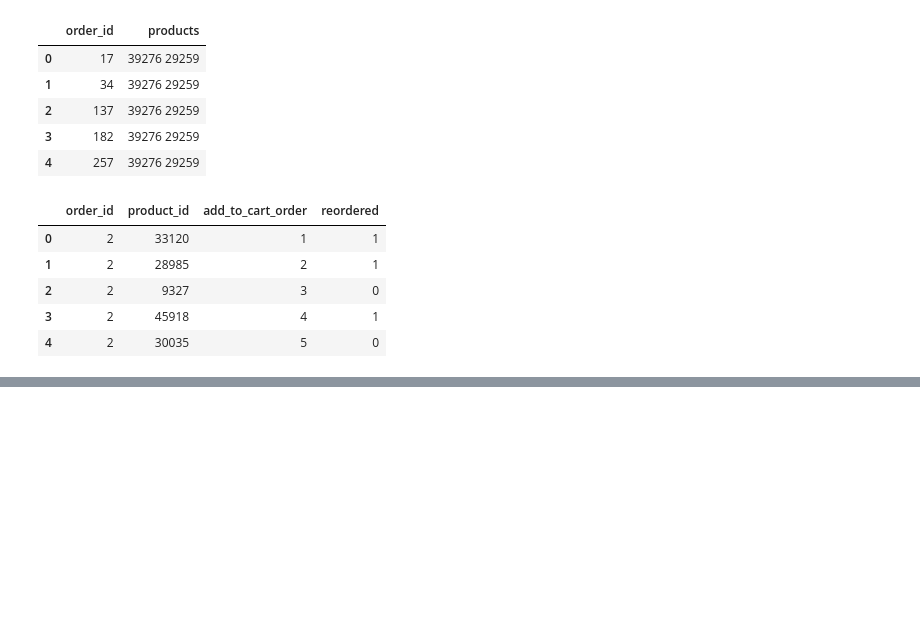
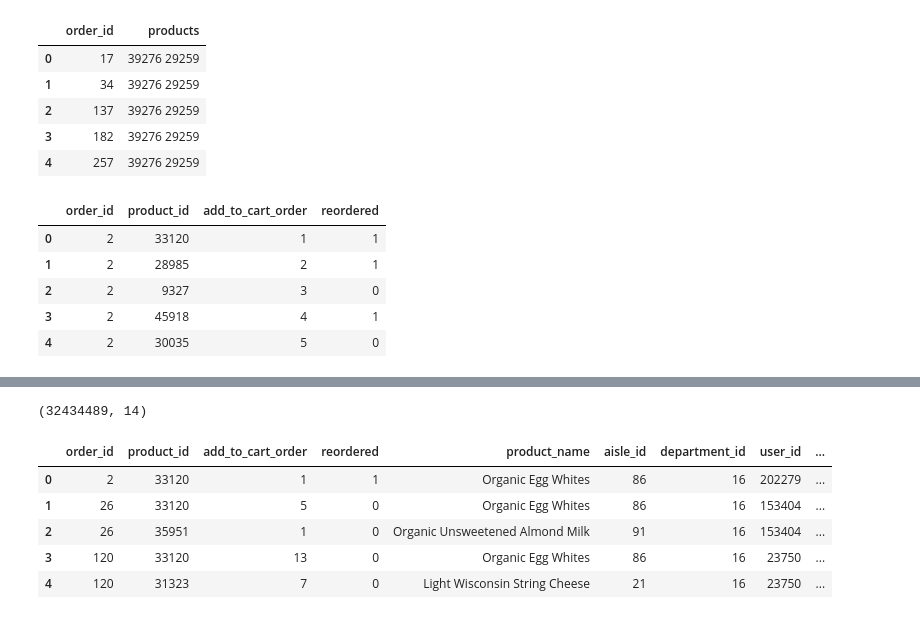
Before and after one commit to juemura/cs241, a Jupyter notebook: CS241 - Final Project.ipynb, the cells around one changed output, grey strips where cells are left out. Drawn from its saved outputs; the diff is of its cells as text; code cells hidden in the pictures; blank space fills up the shorter version.

```diff
--- a/CS241 - Final Project.ipynb
+++ b/CS241 - Final Project.ipynb
@@ -84,0 +132,12 @@ op_train.head()
+# %%
+df3 = pd.merge(df2, departments_data, on='department_id')
+print(df3.shape)
+df3.head()
+# %% [output]
+(32434489, 14)
+|  | order_id | product_id | add_to_cart_order | reordered | product_name | aisle_id | department_id | user_id | ... |
+| 0 | 2 | 33120 | 1 | 1 | Organic Egg Whites | 86 | 16 | 202279 | ... |
+| 1 | 26 | 33120 | 5 | 0 | Organic Egg Whites | 86 | 16 | 153404 | ... |
+| 2 | 26 | 35951 | 1 | 0 | Organic Unsweetened Almond Milk | 91 | 16 | 153404 | ... |
+| 3 | 120 | 33120 | 13 | 0 | Organic Egg Whites | 86 | 16 | 23750 | ... |
+| 4 | 120 | 31323 | 7 | 0 | Light Wisconsin String Cheese | 21 | 16 | 23750 | ... |
```
Also changed, not shown: parts of 10 cells of this notebook.
